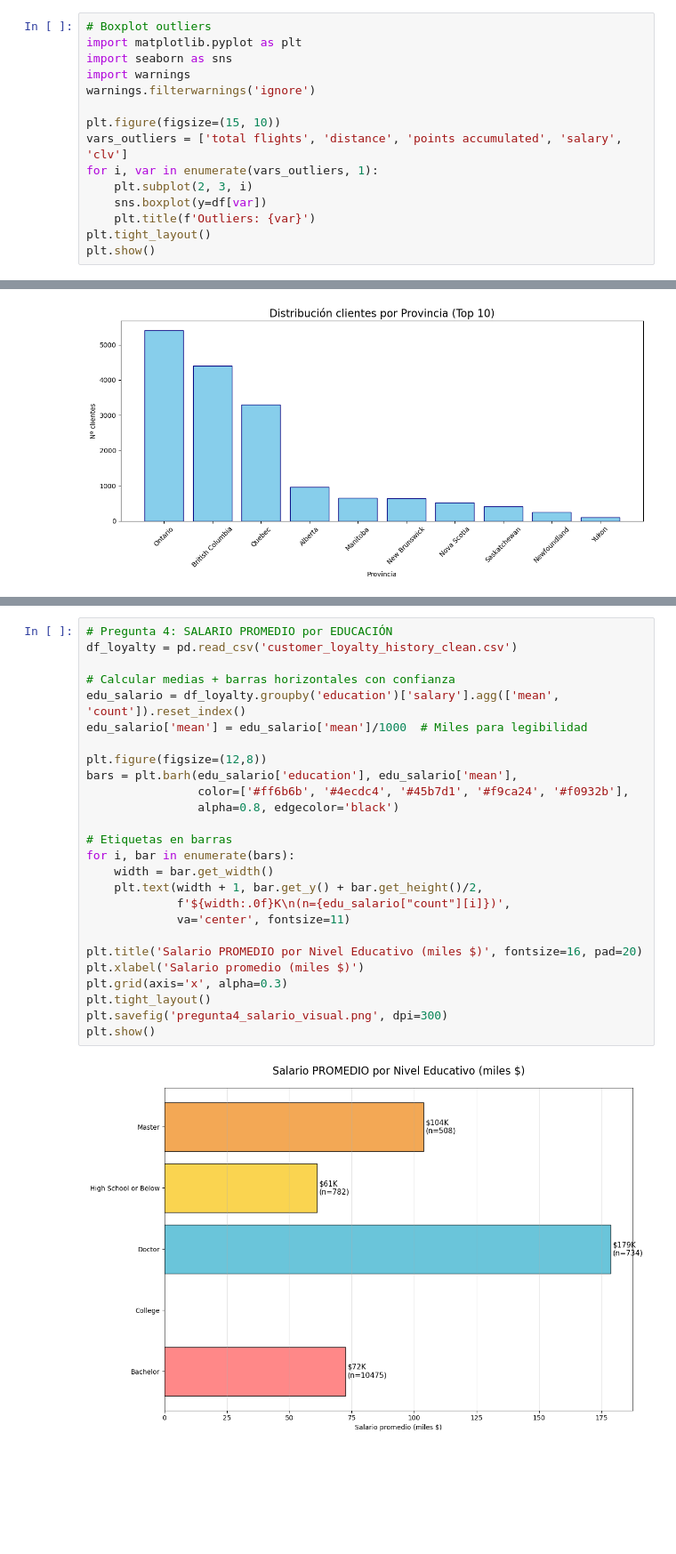
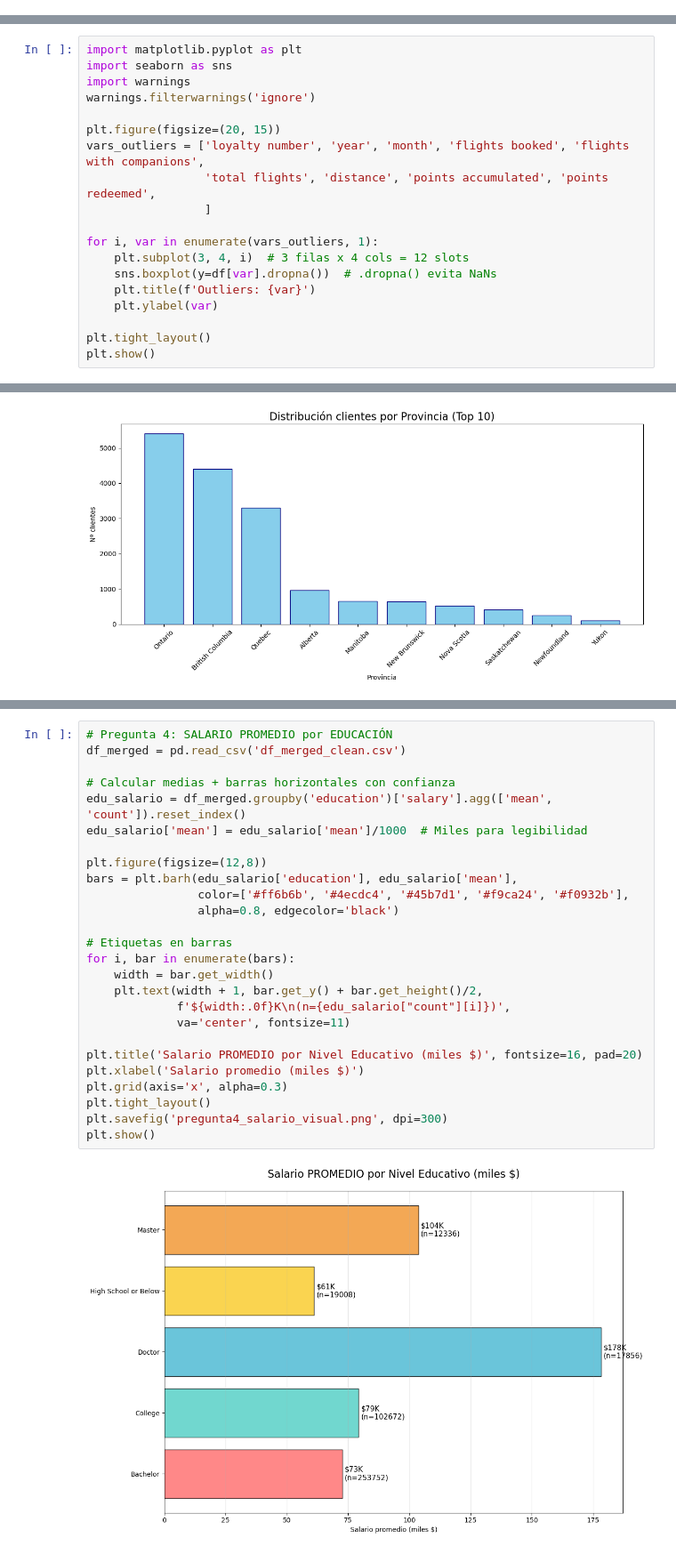
Before and after one commit to Adalab/bda-modulo-3-evaluacion-final-cristinaragon, a Jupyter notebook: Analisis_Loyalty.ipynb, the cells around one changed output, grey strips where cells are left out. Shown at 89% size. Saved outputs shown, nothing was run; the diff lists cells and outputs as text; blank space fills up the shorter version.

```diff
--- a/Analisis_Loyalty.ipynb
+++ b/Analisis_Loyalty.ipynb
@@ -497,15 +502,0 @@ clv: 3873.65
-# %%
-# Boxplot outliers
-import matplotlib.pyplot as plt
-import seaborn as sns
-import warnings
-warnings.filterwarnings('ignore')
-
-plt.figure(figsize=(15, 10))
-vars_outliers = ['total flights', 'distance', 'points accumulated', 'salary', 'clv']
-for i, var in enumerate(vars_outliers, 1):
-    plt.subplot(2, 3, i)
-    sns.boxplot(y=df[var])
-    plt.title(f'Outliers: {var}')
-plt.tight_layout()
-plt.show()
@@ -572,0 +503,19 @@ Outliers guardados en "outliers_Total_Flights.csv"
+# %%
+import matplotlib.pyplot as plt
+import seaborn as sns
+import warnings
+warnings.filterwarnings('ignore')
+
+plt.figure(figsize=(20, 15))
+vars_outliers = ['loyalty number', 'year', 'month', 'flights booked', 'flights with companions',
+                 'total flights', 'distance', 'points accumulated', 'points redeemed',
+                 ]
+
+for i, var in enumerate(vars_outliers, 1):
+    plt.subplot(3, 4, i)  # 3 filas x 4 cols = 12 slots
+    sns.boxplot(y=df[var].dropna())  # .dropna() evita NaNs
+    plt.title(f'Outliers: {var}')
+    plt.ylabel(var)
+
+plt.tight_layout()
+plt.show()
@@ -804,28 +815,28 @@ plt.show()
 # %%
 # Pregunta 4: SALARIO PROMEDIO por EDUCACIÓN
-df_loyalty = pd.read_csv('customer_loyalty_history_clean.csv')
+df_merged = pd.read_csv('df_merged_clean.csv')
 
 # Calcular medias + barras horizontales con confianza
-edu_salario = df_loyalty.groupby('education')['salary'].agg(['mean', 'count']).reset_index()
+edu_salario = df_merged.groupby('education')['salary'].agg(['mean', 'count']).reset_index()
 edu_salario['mean'] = edu_salario['mean']/1000  # Miles para legibilidad
 
 plt.figure(figsize=(12,8))
 bars = plt.barh(edu_salario['education'], edu_salario['mean'],
                 color=['#ff6b6b', '#4ecdc4', '#45b7d1', '#f9ca24', '#f0932b'],
                 alpha=0.8, edgecolor='black')
 
 # Etiquetas en barras
 for i, bar in enumerate(bars):
     width = bar.get_width()
     plt.text(width + 1, bar.get_y() + bar.get_height()/2,
              f'${width:.0f}K\n(n={edu_salario["count"][i]})',
              va='center', fontsize=11)
 
 plt.title('Salario PROMEDIO por Nivel Educativo (miles $)', fontsize=16, pad=20)
 plt.xlabel('Salario promedio (miles $)')
 plt.grid(axis='x', alpha=0.3)
 plt.tight_layout()
 plt.savefig('pregunta4_salario_visual.png', dpi=300)
 plt.show()
 # %% [output]
-[figure, old version]
+[figure, new version]
```
Also changed, not shown: parts of 40 cells of this notebook, 11 other files.
